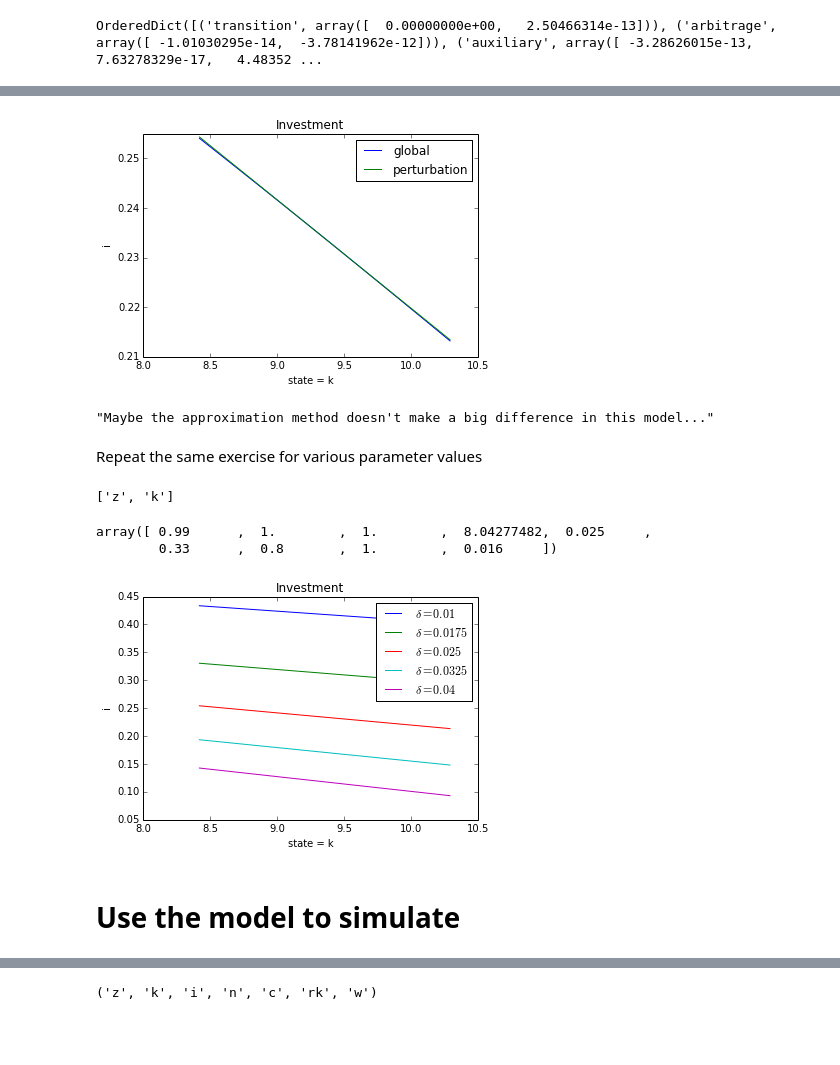
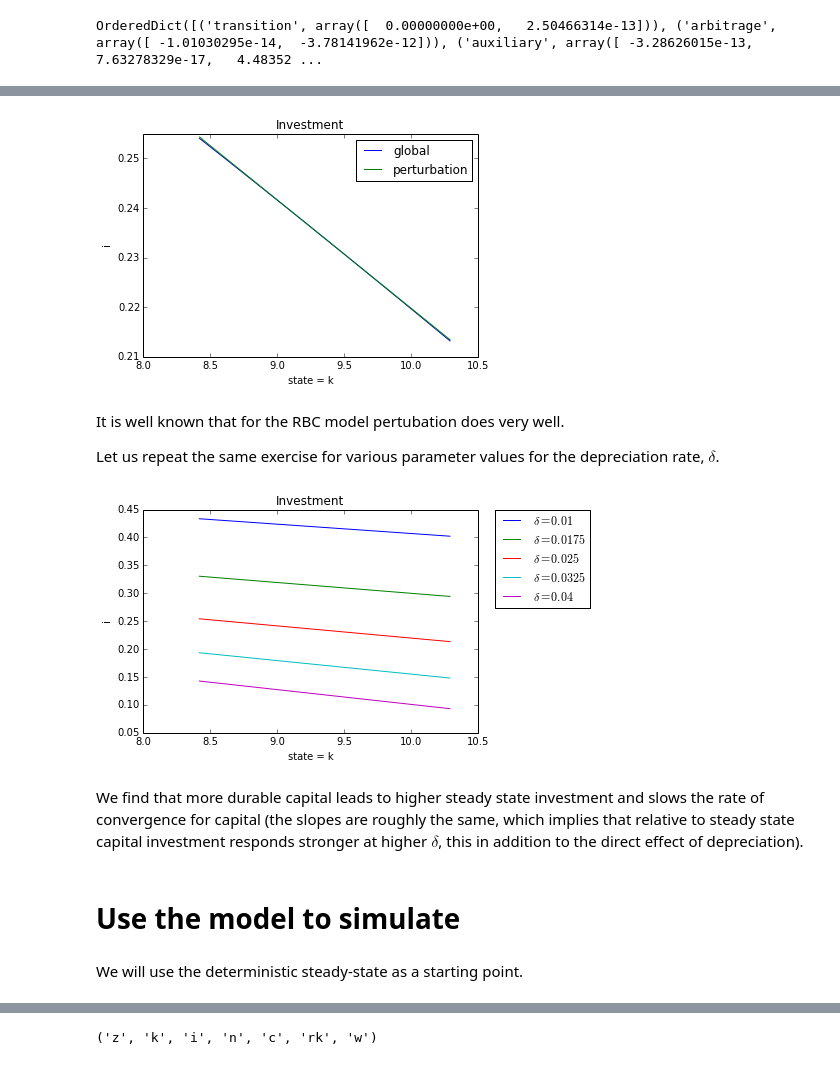
Before and after one commit to EconForge/dolo.py, a Jupyter notebook: examples/notebooks/rbc_model.ipynb, the cells around one changed output, grey strips where cells are left out. Saved outputs shown, nothing was run; the diff lists cells and outputs as text; code cells hidden in the pictures; blank space fills up the shorter version.

```diff
--- a/examples/notebooks/rbc_model.ipynb
+++ b/examples/notebooks/rbc_model.ipynb
@@ -65,35 +98,31 @@ ylabel('i')
 title('Investment')
 legend()
 show()
-display("Maybe the approximation method doesn't make a big difference in this model...")
 # %% [output]
 [figure]
-"Maybe the approximation method doesn't make a big difference in this model..."
-# %% [markdown]
-Repeat the same exercise for various parameter values
-# %%
-model.symbols['states']
-# %% [output]
-['z', 'k']
-# %%
-model.calibration['parameters'] # let check current parameter values
-# %% [output]
-array([ 0.99      ,  1.        ,  1.        ,  8.04277482,  0.025     ,
-        0.33      ,  0.8       ,  1.        ,  0.016     ])
+# %% [markdown]
+It is well known that for the RBC model pertubation does very well.
+
+Let us repeat the same exercise for various parameter values for the depreciation rate, $\delta$.
 # %%
 drs = []
-values = linspace(0.01, 0.04,5)
-for val in values:
+delta_values = linspace(0.01, 0.04,5)
+for val in delta_values:
     model.set_calibration(delta=val)
     drs.append(approximate_controls(model))
+
+for i,dr in enumerate(drs):
+    plot_decision_rule(model, dr, 'k', 'i',
+                       label='$\delta={}$'.format(delta_values[i]),
+                       bounds=bounds)
+
+ylabel('i')
+title('Investment')
+legend(bbox_to_anchor=(1.05, 1), loc=2, borderaxespad=0.)
+show()
+# %% [output]
+[figure, added]
-# %%
-for i,dr in enumerate(drs):
-    plot_decision_rule(model, dr, 'k', 'i', label='$\delta={}$'.format(values[i]), bounds=bounds)
-ylabel('i')
-title('Investment')
-legend()
-show()
-# %% [output]
-[figure, removed]
+# %% [markdown]
+We find that more durable capital leads to higher steady state investment and slows the rate of convergence for capital (the slopes are roughly the same, which implies that relative to steady state capital investment responds stronger at higher $\delta$, this in addition to the direct effect of depreciation).
 # %% [markdown]
 # Use the model to simulate
@@ -104,0 +129,2 @@ sigma = model.covariances
+# %% [markdown]
+We will use the deterministic steady-state as a starting point.
```
Also changed, not shown: parts of 38 cells of this notebook.
